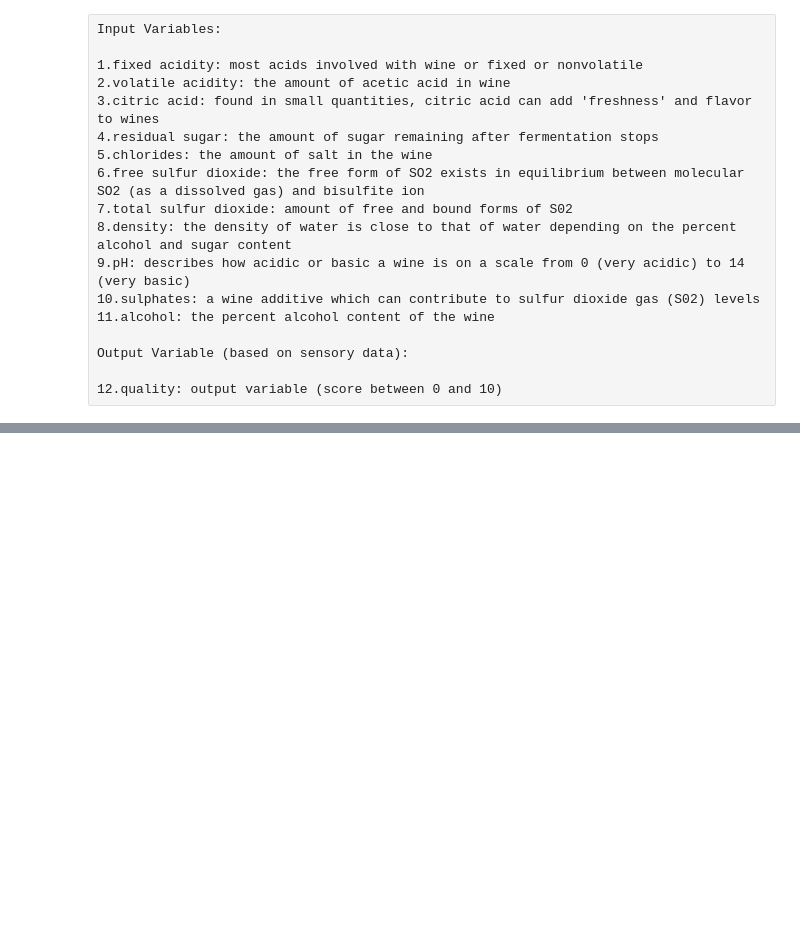
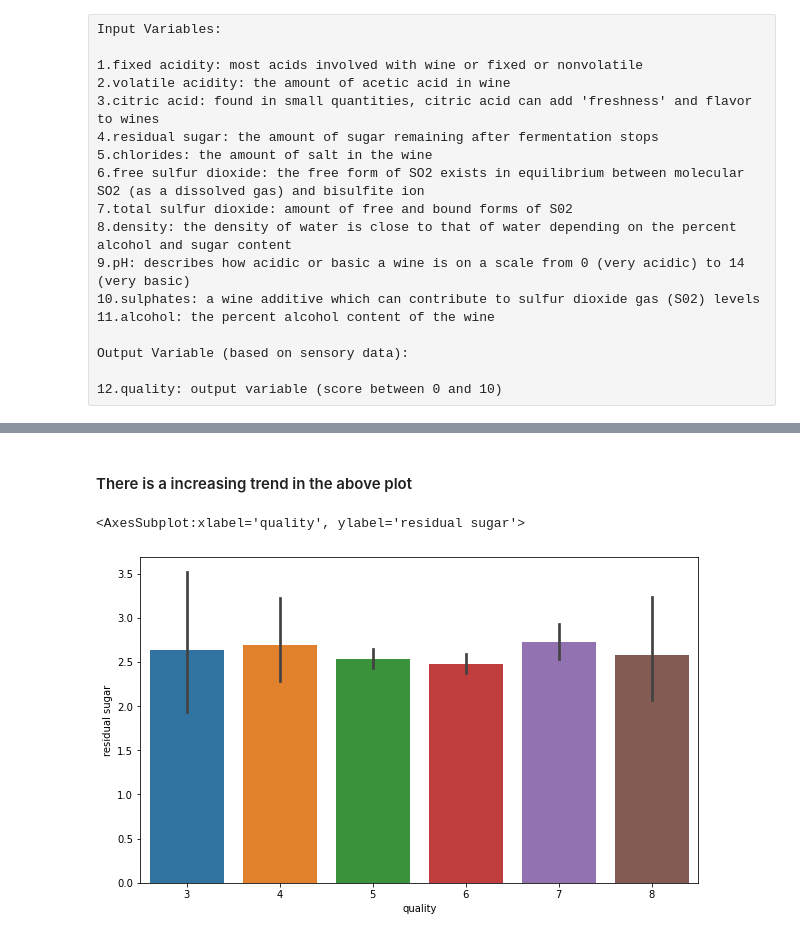
Before and after one commit to Gauravdua1983/Practice-projects, a Jupyter notebook: Red Wine Quality Prediction.ipynb, the cells around one changed output, grey strips where cells are left out. Cells and saved outputs as stored; diff of their text form; code cells hidden in the pictures; blank space fills up the shorter version.

```diff
--- a/Red Wine Quality Prediction.ipynb
+++ b/Red Wine Quality Prediction.ipynb
@@ -634,0 +114,9 @@ In this kernel, I have built 7 classification models using Red Wine Quality Data
+# %% [markdown]
+#### There is a increasing trend in the above plot
+# %%
+#4 residual sugar v/s quality
+plt.figure(figsize =(10,6))
+sns.barplot(x= 'quality',y ='residual sugar',data= wine_df)
+# %% [output]
+<AxesSubplot:xlabel='quality', ylabel='residual sugar'>
+[figure, added]
```
Also changed, not shown: parts of 118 cells of this notebook.
